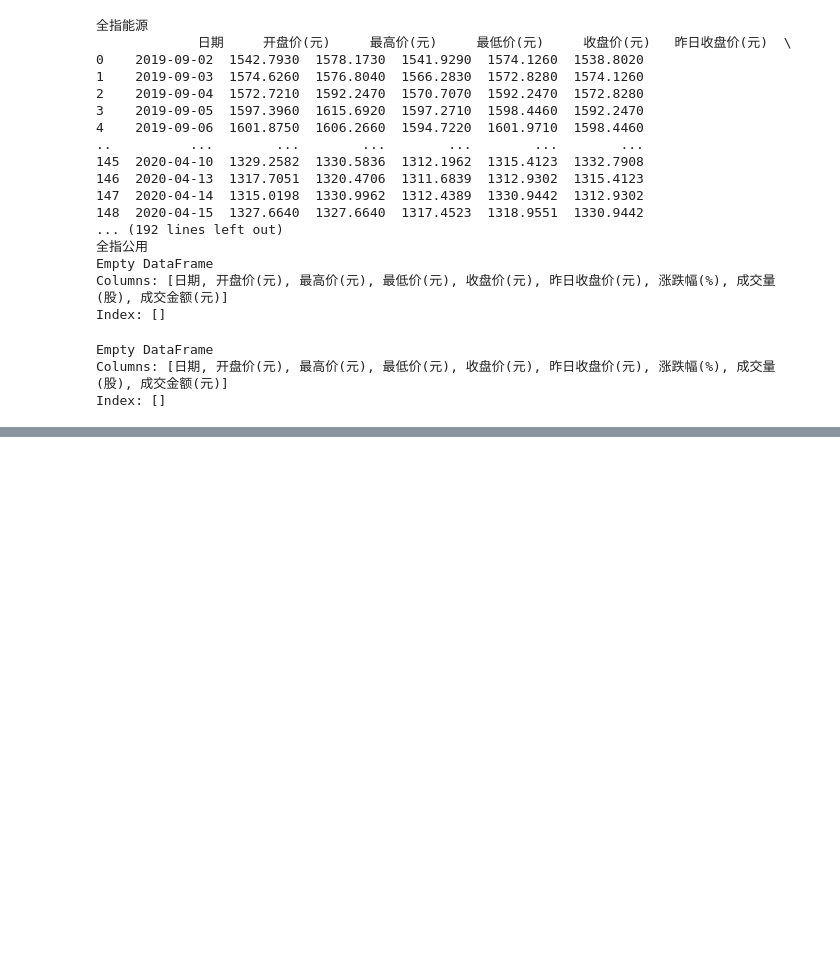
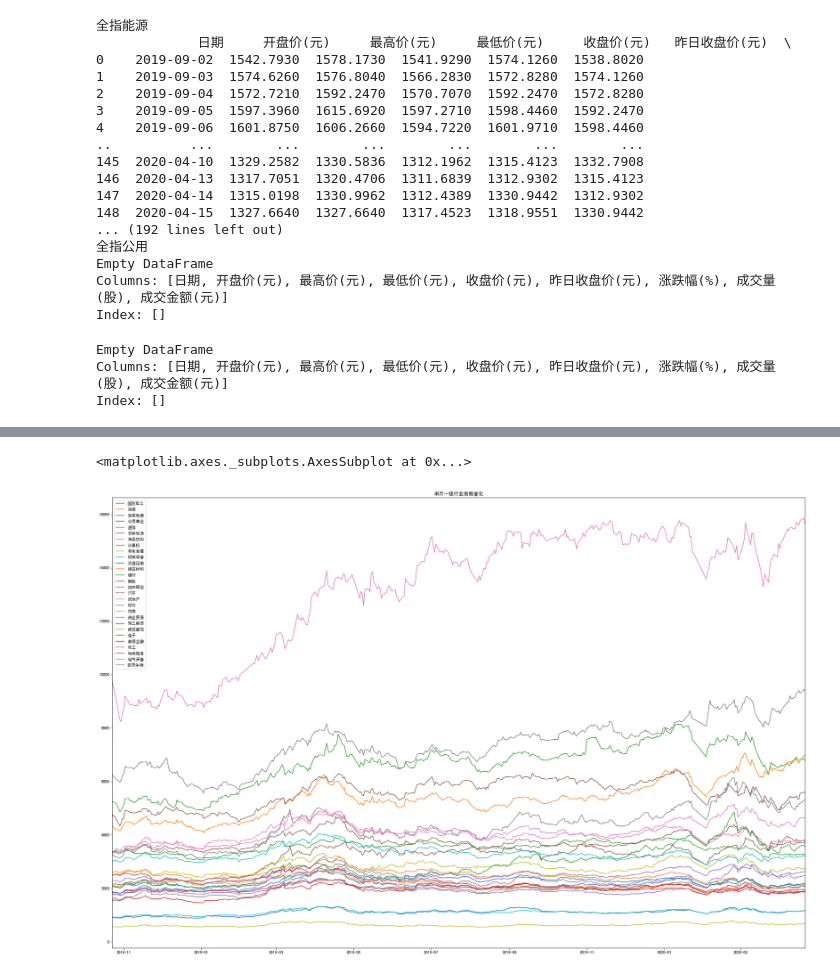
Before and after one commit to LuckyBoy314/DataScience_Learning, a Jupyter notebook: FundInvestment/Quant.ipynb, the cells around one changed output, grey strips where cells are left out. Drawn from its saved outputs; the diff is of its cells as text; code cells hidden in the pictures; blank space fills up the shorter version.

```diff
--- a/FundInvestment/Quant.ipynb
+++ b/FundInvestment/Quant.ipynb
@@ -70,0 +104,2 @@ Index: []
+# %%
+industries = get_industries('sw_l1', '2020-04-01')
@@ -70,0 +130,15 @@ Index: []
+# %%
+from matplotlib import pyplot as plt
+plt.rcParams['font.sans-serif'] = ['simhei']
+# %%
+data = {}
+
+for code, name in zip(industries.index, industries['name']):
+    #print(code, name[:-1])
+    df=finance.run_query(query(finance.SW1_DAILY_PRICE).filter(finance.SW1_DAILY_PRICE.code==code).order_by(finance.SW1_DAILY_PRICE.date.desc()).limit(365))
+    #df.to_csv(name[:-1] + '.csv')
+    data[name[:-1]] = df['close'].values
+    #df.plot('date','close', title=name[:-1] )
+    #break
+# %%
+dfs = pd.DataFrame(data, index = df['date'].values)
@@ -70,0 +147,5 @@ Index: []
+# %%
+dfs.plot(title='申万一级行业指数变化', figsize=(30,20))
+# %% [output]
+<matplotlib.axes._subplots.AxesSubplot at 0x...>
+[figure, added]
```
Also changed, not shown: parts of 17 cells of this notebook, 31 other files.
